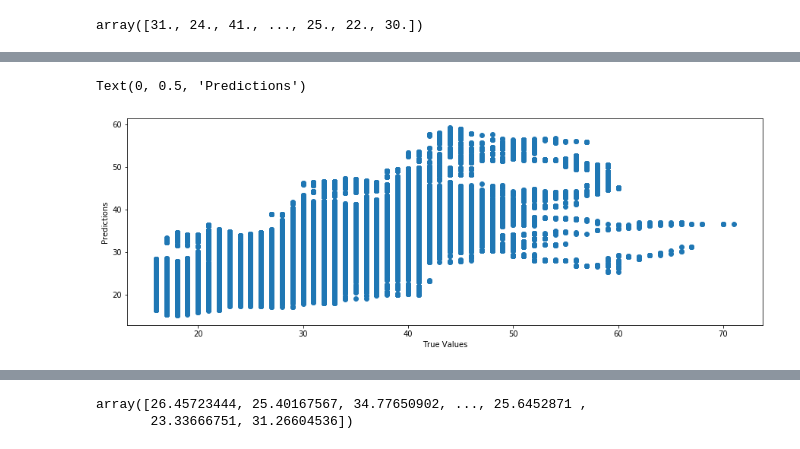
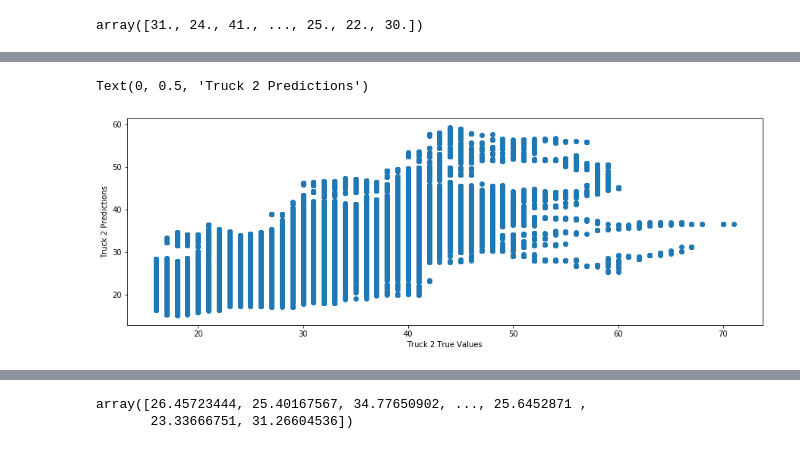
Before and after one commit to UNCG-CSE/Volvo_Truck_Analytics, a Jupyter notebook: src/Regression Line for Temperature Analysis.ipynb, the cells around one changed output, grey strips where cells are left out. Cells and saved outputs as stored; diff of their text form; code cells hidden in the pictures.

```diff
--- a/src/Regression Line for Temperature Analysis.ipynb
+++ b/src/Regression Line for Temperature Analysis.ipynb
@@ -115,0 +219,6 @@ Text(0, 0.5, 'Predictions')
+# %%
+plt.figure(figsize=(15,5))
+plt.rcParams['agg.path.chunksize'] = 10000
+plt.plot(y1_test, y1_pred)
+plt.xlabel("Truck 1 True Values")
+plt.ylabel('Truck 1 Predictions')
@@ -116,8 +228,8 @@ Text(0, 0.5, 'Predictions')
 # %%
 plt.figure(figsize=(15,5))
 plt.scatter(y_test, y_pred)
-plt.xlabel("True Values")
-plt.ylabel('Predictions')
+plt.xlabel("Truck 2 True Values")
+plt.ylabel('Truck 2 Predictions')
 # %% [output]
-Text(0, 0.5, 'Predictions')
+Text(0, 0.5, 'Truck 2 Predictions')
-[figure, old version]
+[figure, new version]
```
Also changed, not shown: parts of 42 cells of this notebook, 1 other file.
